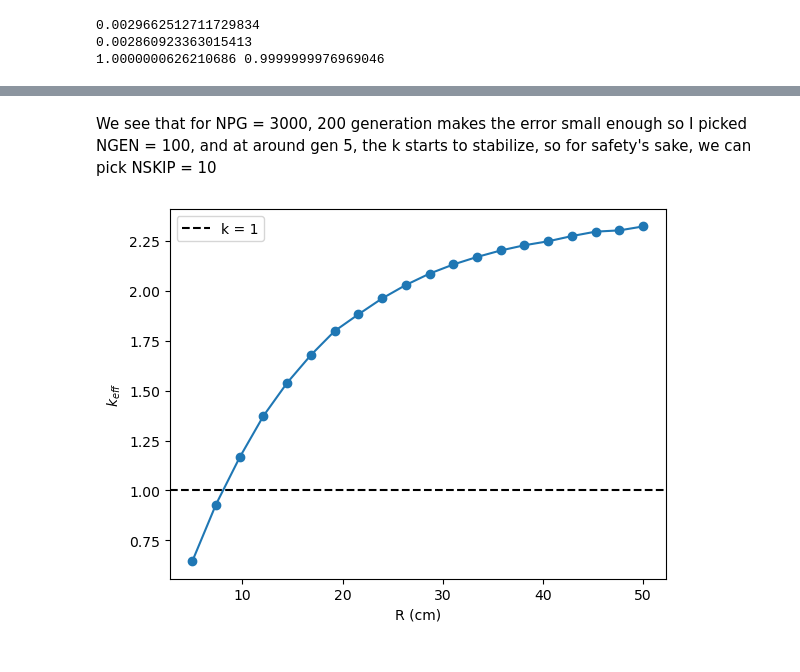
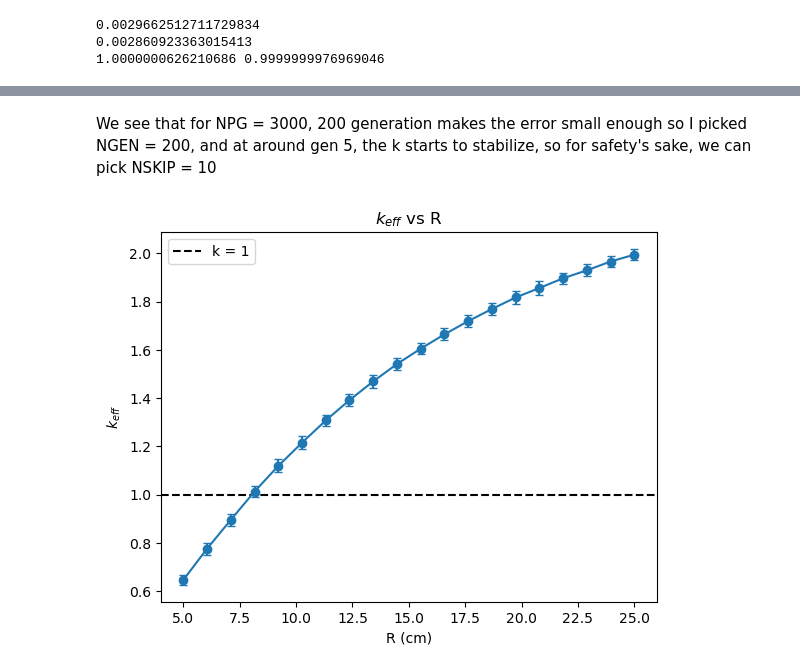
Before and after one commit to Ben0-0/IAEA_Reactor-Physics, a Jupyter notebook: HomeAssignments/HA2/HA2-2.ipynb, the cells around one changed output, grey strips where cells are left out. Drawn from its saved outputs; the diff is of its cells as text; code cells hidden in the pictures.

```diff
--- a/HomeAssignments/HA2/HA2-2.ipynb
+++ b/HomeAssignments/HA2/HA2-2.ipynb
@@ -307,17 +308,18 @@ plt.show()
 # %% [markdown]
-We see that for NPG = 3000, 200 generation makes the error small enough so I picked NGEN = 100, and at around gen 5, the k starts to stabilize, so for safety's sake, we can pick NSKIP = 10
+We see that for NPG = 3000, 200 generation makes the error small enough so I picked NGEN = 200, and at around gen 5, the k starts to stabilize, so for safety's sake, we can pick NSKIP = 10
 # %%
-radii = np.linspace(5,50,20)
+radii = np.linspace(5,25,20)
 keff_r = np.zeros(len(radii))
-kste_r = np.zeros(len(radii))
+kstd_r = np.zeros(len(radii))
 for i, R in enumerate(radii):
-    keff_r[i], kste_r[i] = run(R,100,3000,10, seed = 1)
+    keff_r[i], kstd_r[i] = run(R,200,3000,10, seed = 1)
 # %%
-plt.errorbar(radii, keff_r, yerr=kste_r, fmt="o-", capsize=3)
+plt.errorbar(radii, keff_r, yerr=kstd_r, fmt="o-", capsize=3)
 plt.axhline(1, color="k", ls="--", label="k = 1")
+plt.title("$k_{eff}$ vs R")
 plt.xlabel("R (cm)")
 plt.ylabel("$k_{eff}$")
 plt.legend()
 plt.show()
 # %% [output]
-[figure, old version]
+[figure, new version]
```
Also changed, not shown: parts of 14 cells of this notebook.
